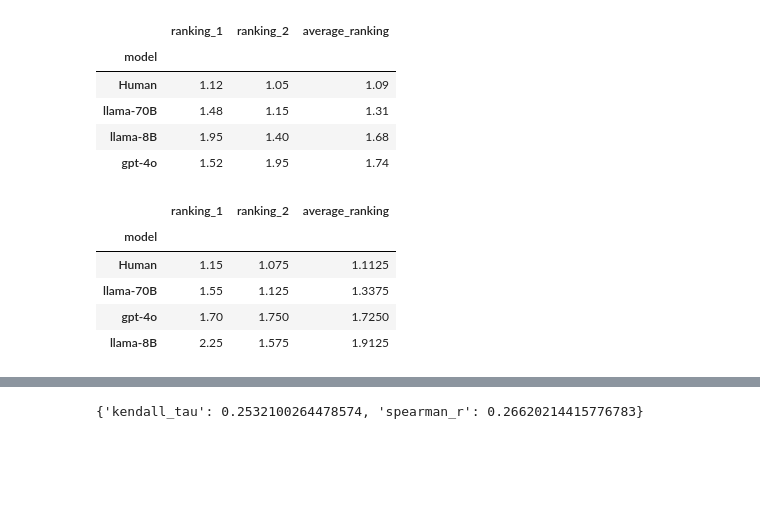
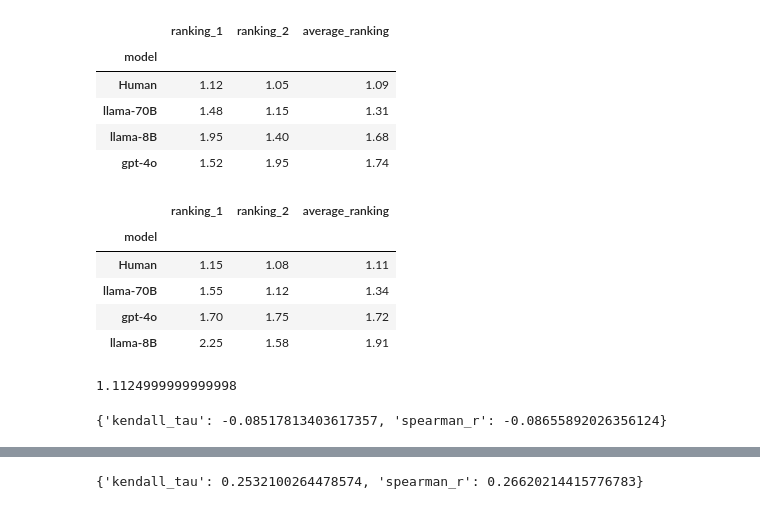
Before and after one commit to Boffl/BullingerDigitalLMFootnotes, a Jupyter notebook: evaluate/human_eval.ipynb, the cells around one changed output, grey strips where cells are left out. Cells and saved outputs as stored; diff of their text form; code cells hidden in the pictures; blank space fills up the shorter version.

```diff
--- a/evaluate/human_eval.ipynb
+++ b/evaluate/human_eval.ipynb
@@ -252,11 +280,41 @@ calculate_average_ranking([luca_df, tj_df], "usefulness").groupby("model")[["ran
 | llama-8B | 1.95 | 1.40 | 1.68 |
 | gpt-4o | 1.52 | 1.95 | 1.74 |
 # %%
-calculate_average_ranking([luca_df, tj_df], "style").groupby("model")[["ranking_1", "ranking_2", "average_ranking"]].mean().sort_values(by="average_ranking")
+calculate_average_ranking([luca_df, tj_df], "style").groupby("model")[["ranking_1", "ranking_2", "average_ranking"]].mean().sort_values(by="average_ranking").round(2)
 # %% [output]
 |  | ranking_1 | ranking_2 | average_ranking |
 | model |  |  |  |
-| Human | 1.15 | 1.075 | 1.1125 |
-| llama-70B | 1.55 | 1.125 | 1.3375 |
-| gpt-4o | 1.70 | 1.750 | 1.7250 |
-| llama-8B | 2.25 | 1.575 | 1.9125 |
+| Human | 1.15 | 1.08 | 1.11 |
+| llama-70B | 1.55 | 1.12 | 1.34 |
+| gpt-4o | 1.70 | 1.75 | 1.72 |
+| llama-8B | 2.25 | 1.58 | 1.91 |
+# %%
+(1.15+1.075)/2
+# %% [output]
+1.1124999999999998
+# %%
+def iaa_per_model(dfs, criteria, model_name):
+    # Rank each annotator's DataFrame
+    ranked_dfs = [calculate_ranking(df.copy(), criteria) for df in dfs]
+
+    # Merge rankings on footnote_id and model
+    merged = ranked_dfs[0][['footnote_id', 'model', 'rank']].rename(columns={'rank': 'rank_annotator1'})
+    for i, df in enumerate(ranked_dfs[1:], start=2):
+        merged = merged.merge(df[['footnote_id', 'model', 'rank']], on=['footnote_id', 'model'], how='inner')
+        merged = merged.rename(columns={'rank': f'rank_annotator{i}'})
+
+    merged = merged[merged["model"]==model_name]
+
+     # Flatten rankings for all footnote_ids into a single list for overall IAA
+    annotator1_ranks = merged['rank_annotator1'].values
+    annotator2_ranks = merged['rank_annotator2'].values
+
+    # Calculate Kendall's Tau and Spearman's Rank Correlation
+    tau, _ = kendalltau(annotator1_ranks, annotator2_ranks)
+    spearman, _ = spearmanr(annotator1_ranks, annotator2_ranks)
+
+    return {'kendall_tau': tau, 'spearman_r': spearman}
+
+iaa_per_model([luca_df, tj_df], "style", "Human")
+# %% [output]
+{'kendall_tau': -0.08517813403617357, 'spearman_r': -0.08655892026356124}
```
Also changed, not shown: parts of 9 cells of this notebook, 1 other file.
